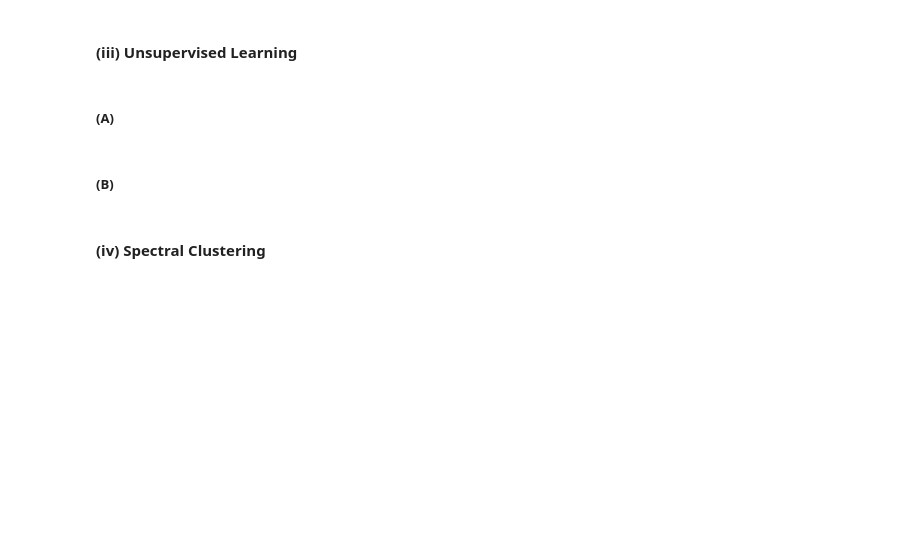
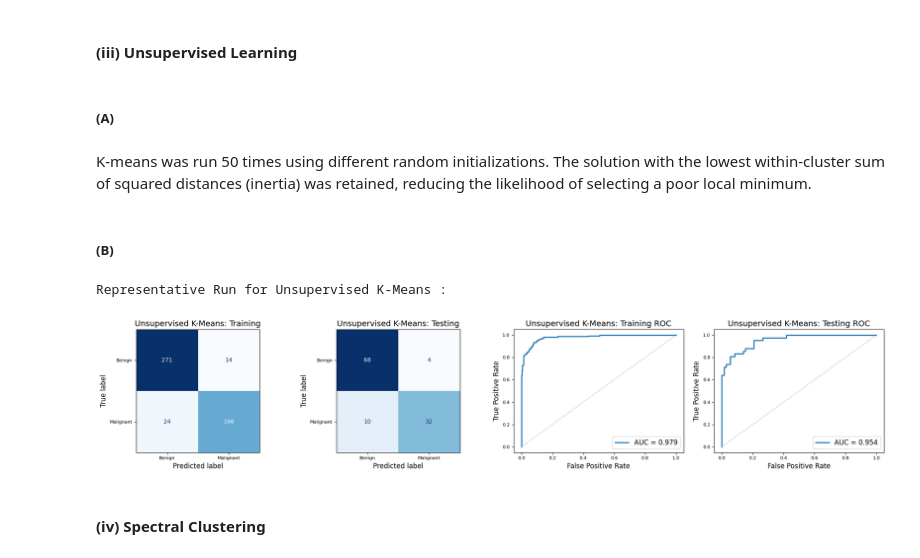
Before and after one commit to gblombach/DSCI-552_Homework_8, a Jupyter notebook: HW8/notebooks/Blombach_George_HW8.ipynb, the cells around one changed output. Drawn from its saved outputs; the diff is of its cells as text; code cells hidden in the pictures; blank space fills up the shorter version.

```diff
--- a/HW8/notebooks/Blombach_George_HW8.ipynb
+++ b/HW8/notebooks/Blombach_George_HW8.ipynb
@@ -183,7 +191,67 @@ show_roc_and_cm(y_train, y_test,semi_train_pred,semi_test_pred, semi_train_score
 #### (iii) Unsupervised Learning
 # %% [markdown]
 ##### (A)
+# %%
+# Function to fit K-means
+def fit_kmeans(X_train, random_state):
+    scaler = StandardScaler()
+    X_train_scaled = scaler.fit_transform(X_train)
+    kmeans = KMeans(n_clusters=2, init="random", n_init=50, random_state=random_state) #run 50 times
+    kmeans.fit(X_train_scaled)
+    return scaler, kmeans
+# %% [markdown]
+K-means was run 50 times using different random initializations. The solution with the lowest within-cluster sum of squared distances (inertia) was retained, reducing the likelihood of selecting a poor local minimum.
 # %% [markdown]
 ##### (B)
+# %%
+# Function to assign a class to each cluster
+def assign_cluster_labels(kmeans, X_train_scaled, y_train):
+    cluster_labels = {}
+    for cluster in range(2):
+        cluster_idx = np.where(kmeans.labels_ == cluster)[0]       #Observations belonging to this cluster
+        # Distance from observations to this cluster's center
+        distances = np.linalg.norm(X_train_scaled[cluster_idx] - kmeans.cluster_centers_[cluster],axis=1)
+        closest_idx = cluster_idx[np.argsort(distances)[:30]]      #Find the 30 closest observations
+        majority_label = y_train.iloc[closest_idx].mode().iloc[0]  #Find the majority class
+        cluster_labels[cluster] = majority_label
+    return cluster_labels
+# Function for training predictions
+def predict_kmeans_train(kmeans, cluster_labels):
+    cluster_pred = kmeans.labels_
+    y_pred = np.array([cluster_labels[cluster] for cluster in cluster_pred])
+    return y_pred
+# Function for test predictions
+def predict_kmeans_test(kmeans, X_test_scaled, cluster_labels):
+    cluster_pred = kmeans.predict(X_test_scaled)
+    y_pred = np.array([cluster_labels[cluster] for cluster in cluster_pred])
+    return y_pred
+# Function to calculate K-means scores
+def get_kmeans_scores(kmeans, X_scaled, cluster_labels):
+    distances = kmeans.transform(X_scaled)
+    malignant_cluster = [cluster for cluster, label in cluster_labels.items() if label == 1][0]
+    benign_cluster = [cluster for cluster, label in cluster_labels.items() if label == 0][0]
+    scores = (distances[:, benign_cluster] - distances[:, malignant_cluster])
+    return scores
+#define function for evaluating unsupervised
+def evaluate_unsupervised(X_train, X_test, y_train, y_test, random_state):
+    scaler, kmeans = fit_kmeans(X_train, random_state)
+    X_train_scaled = scaler.transform(X_train)
+    X_test_scaled = scaler.transform(X_test)
+    cluster_labels = assign_cluster_labels(kmeans, X_train_scaled, y_train)        # assign a class closest to center
+    unsup_train_pred = predict_kmeans_train(kmeans, cluster_labels)                 # training predictions
+    unsup_train_scores = get_kmeans_scores(kmeans, X_train_scaled, cluster_labels)  # training scores
+    unsup_test_pred = predict_kmeans_test(kmeans, X_test_scaled, cluster_labels)    # test predictions
+    unsup_test_scores = get_kmeans_scores(kmeans, X_test_scaled, cluster_labels)    # test scores
+    unsup_train_metrics = calc_metrics(y_train, unsup_train_pred, unsup_train_scores)
+    unsup_test_metrics = calc_metrics(y_test, unsup_test_pred, unsup_test_scores)
+    return(unsup_train_metrics, unsup_test_metrics, unsup_train_pred, unsup_test_pred, unsup_train_scores, unsup_test_scores)
+# Perform representative run
+(unsup_train_metrics, unsup_test_metrics, unsup_train_pred, unsup_test_pred, unsup_train_scores, unsup_test_scores) \
+= evaluate_unsupervised(X_train, X_test, y_train, y_test, random_state=333)
+# Show ROC curves and confusion matrices for the representative run
+show_roc_and_cm(y_train,y_test,unsup_train_pred,unsup_test_pred,unsup_train_scores,unsup_test_scores,"Unsupervised K-Means")
+# %% [output]
+Representative Run for Unsupervised K-Means :
+[figure, added]
 # %% [markdown]
 #### (iv) Spectral Clustering
```
Also changed, not shown: parts of 12 cells of this notebook.
